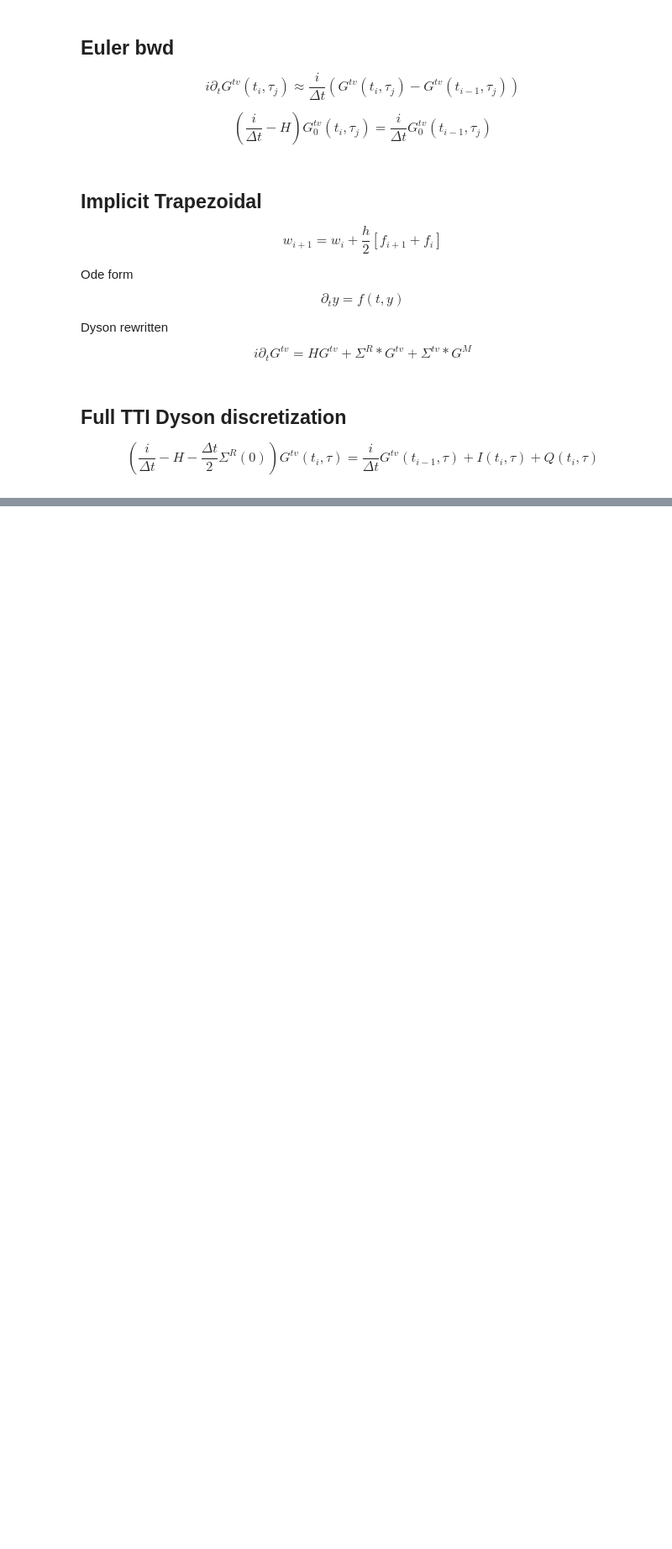
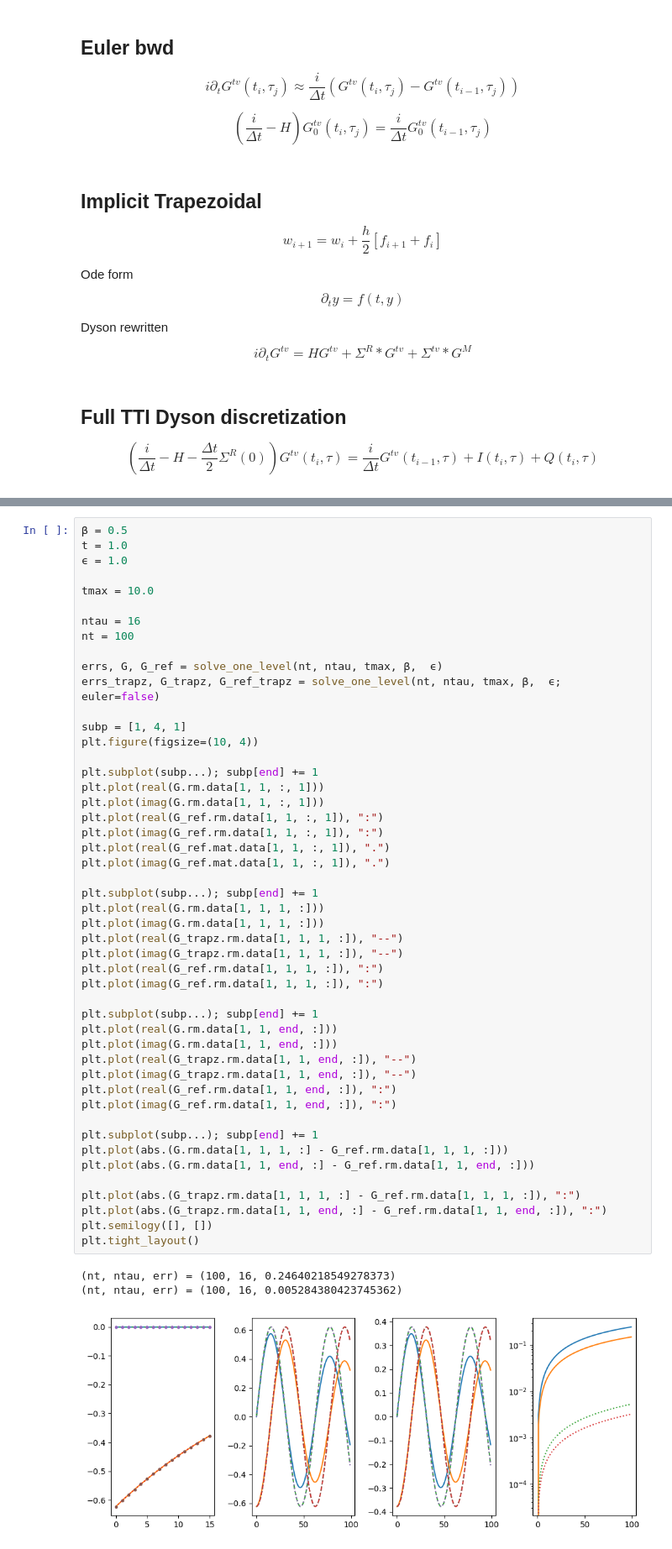
Before and after one commit to krivenko/QInchworm.jl, a Jupyter notebook: experiments/nonequilibrium/HybridizationFunction.ipynb, the cells around one changed output, grey strips where cells are left out. Shown at 84% size. Cells and saved outputs as stored; diff of their text form; blank space fills up the shorter version.

```diff
--- a/experiments/nonequilibrium/HybridizationFunction.ipynb
+++ b/experiments/nonequilibrium/HybridizationFunction.ipynb
@@ -238,0 +357,52 @@ Here we use this property to study the convergence properties of the Dyson solve
+# %%
+β = 0.5
+t = 1.0
+ϵ = 1.0
+
+tmax = 10.0
+
+ntau = 16
+nt = 100
+
+errs, G, G_ref = solve_one_level(nt, ntau, tmax, β,  ϵ)
+errs_trapz, G_trapz, G_ref_trapz = solve_one_level(nt, ntau, tmax, β,  ϵ; euler=false)
+
+subp = [1, 4, 1]
+plt.figure(figsize=(10, 4))
+
+plt.subplot(subp...); subp[end] += 1
+plt.plot(real(G.rm.data[1, 1, :, 1]))
+plt.plot(imag(G.rm.data[1, 1, :, 1]))
+plt.plot(real(G_ref.rm.data[1, 1, :, 1]), ":")
+plt.plot(imag(G_ref.rm.data[1, 1, :, 1]), ":")
+plt.plot(real(G_ref.mat.data[1, 1, :, 1]), ".")
+plt.plot(imag(G_ref.mat.data[1, 1, :, 1]), ".")
+
+plt.subplot(subp...); subp[end] += 1
+plt.plot(real(G.rm.data[1, 1, 1, :]))
+plt.plot(imag(G.rm.data[1, 1, 1, :]))
+plt.plot(real(G_trapz.rm.data[1, 1, 1, :]), "--")
+plt.plot(imag(G_trapz.rm.data[1, 1, 1, :]), "--")
+plt.plot(real(G_ref.rm.data[1, 1, 1, :]), ":")
+plt.plot(imag(G_ref.rm.data[1, 1, 1, :]), ":")
+
+plt.subplot(subp...); subp[end] += 1
+plt.plot(real(G.rm.data[1, 1, end, :]))
+plt.plot(imag(G.rm.data[1, 1, end, :]))
+plt.plot(real(G_trapz.rm.data[1, 1, end, :]), "--")
+plt.plot(imag(G_trapz.rm.data[1, 1, end, :]), "--")
+plt.plot(real(G_ref.rm.data[1, 1, end, :]), ":")
+plt.plot(imag(G_ref.rm.data[1, 1, end, :]), ":")
+
+plt.subplot(subp...); subp[end] += 1
+plt.plot(abs.(G.rm.data[1, 1, 1, :] - G_ref.rm.data[1, 1, 1, :]))
+plt.plot(abs.(G.rm.data[1, 1, end, :] - G_ref.rm.data[1, 1, end, :]))
+
+plt.plot(abs.(G_trapz.rm.data[1, 1, 1, :] - G_ref.rm.data[1, 1, 1, :]), ":")
+plt.plot(abs.(G_trapz.rm.data[1, 1, end, :] - G_ref.rm.data[1, 1, end, :]), ":")
+plt.semilogy([], [])
+plt.tight_layout()
+# %% [output]
+(nt, ntau, err) = (100, 16, 0.24640218549278373)
+(nt, ntau, err) = (100, 16, 0.005284380423745362)
+[figure, added]
```
Also changed, not shown: parts of 18 cells of this notebook.
